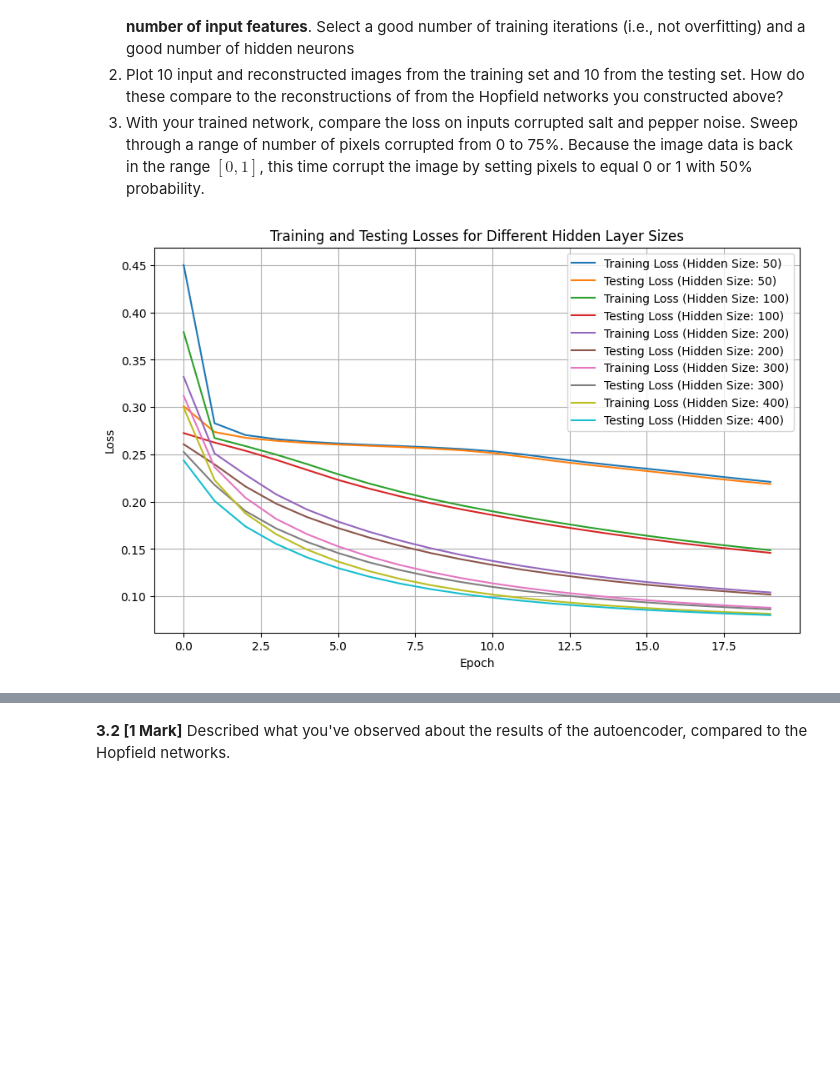
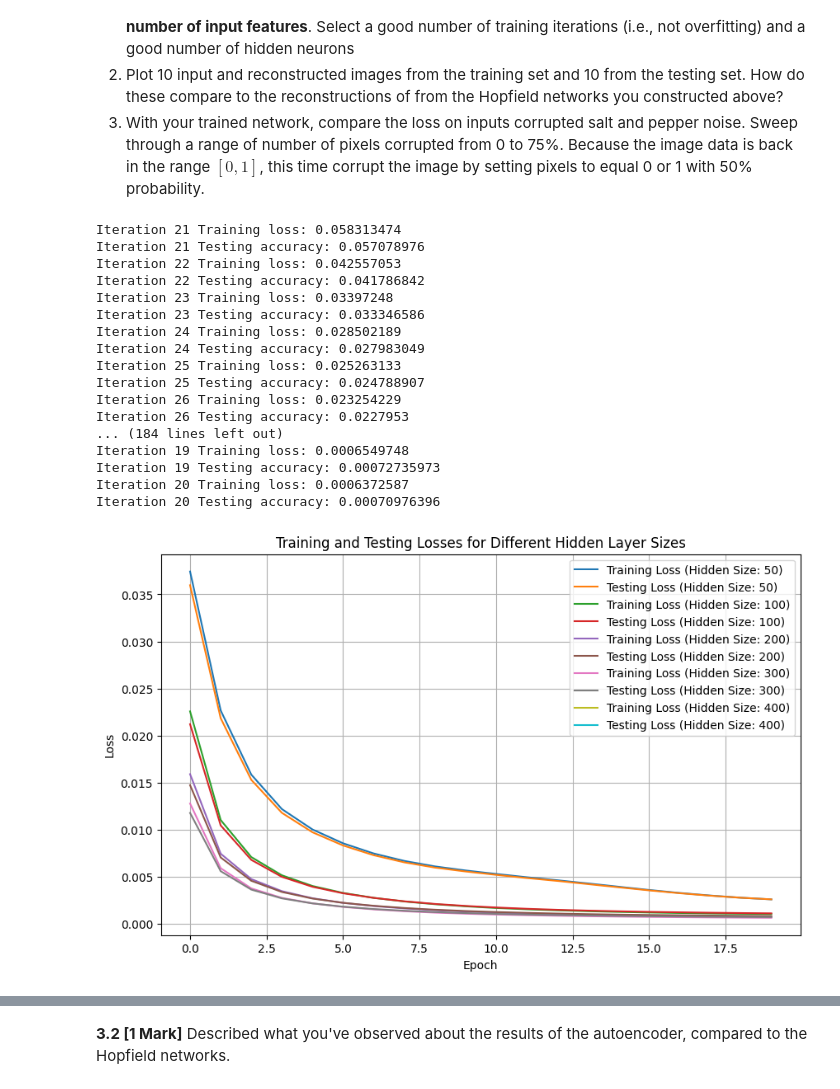
Before and after one commit to mr-nudo/neuronModels1, a Jupyter notebook: syde552_file_(3).ipynb, the cells around one changed output, grey strips where cells are left out. Cells and saved outputs as stored; diff of their text form; code cells hidden in the pictures; blank space fills up the shorter version.

```diff
--- a/syde552_file_(3).ipynb
+++ b/syde552_file_(3).ipynb
@@ -333,7 +336,7 @@ plt.show()
 
 # 2.a.4 - Test salt-and-pepper noise.
 
-num_steps = 20  # Pick a value
+num_steps = 20
 prob_flip = torch.linspace(0.01, 0.5, num_steps)
 
 # Define corrupted images function
@@ -364,7 +367,7 @@ mses = []
 training_data = binary_img_tensor[:10]
 
 # Generate testing data
-testing_data = binary_img_tensor[10000:10010]  # Adjust range as per your requirement
+testing_data = binary_img_tensor[10000:10010]
 
 # Calculate weight matrix
 W = outer_product_hopfield_matrix(training_data)
@@ -377,7 +380,10 @@ for p_idx, p in enumerate(prob_flip):
         # Add salt-and-pepper noise
         noisy_image = corrupt(test_image, p)
         # Reconstruct the corrupted image
-        reconstructed_image = torch.sign(torch.matmul(W, noisy_image))
+        # reconstructed_image = torch.sign(torch.matmul(W, noisy_image))
+        random_indices = torch.randperm(binary_img_tensor.shape[0])[:C]
+        training_patterns = binary_img_tensor[random_indices]
+        reconstructed_image = evaluate_hopfield_network(W, training_patterns[p_idx].reshape(-1,1))[0]
         # Compute MSE between the reconstructed image and the original non-noisy image
         mse_value = mse(reconstructed_image, test_image)
         total_mse += mse_value.item()
@@ -556,7 +656,7 @@ import torch.nn.functional as F
 
 import numpy as np
 
-def continue_training():
+def continue_training(network, optimizer):
     network.train()      # configure the network for training
     for i in range(10):  # train the network 10 times
         epoch_loss = []
@@ -617,54 +717,72 @@ def train_autoencoder(num_hidden):
     criterion = nn.BCELoss()
 
     # Train the autoencoder
-    for epoch in range(20):  # Adjust the number of epochs as needed
-        network.train()  # Set the network to training mode
-        train_loss = 0.0
-        test_loss = 0.0
+    for epoch in range(20):
+        continue_training(network, optimizer)
+        # network.train()  # Set the network to training mode
+        # train_loss = 0.0
+        # test_loss = 0.0
 
-        # Train the network
-        for data, _ in train_loader:
-            optimizer.zero_grad()
-            recon = network(data)
-            loss = criterion(recon, data)
-            loss.backward()
-            optimizer.step()
-            train_loss += loss.item()
+        # # Train the network
+        # for data, _ in train_loader:
+        #     optimizer.zero_grad()
+        #     recon = network(data)
+        #     loss = criterion(recon, data)
+        #     loss.backward()
+        #     optimizer.step()
+        #     train_loss += loss.item()
 
-        # Test the network
-        network.eval()  # Set the network to evaluation mode
-        with torch.no_grad():
-            for data, _ in test_loader:
-                recon = network(data)
-                loss = criterion(recon, data)
-                test_loss += loss.item()
+        # # Test the network
+        # network.eval()  # Set the network to evaluation mode
+        # with torch.no_grad():
+        #     for data, _ in test_loader:
+        #         recon = network(data)
+        #         loss = criterion(recon, data)
+        #         test_loss += loss.item()
 
-        # Record training and testing losses
-        training_loss.append(train_loss / len(train_loader))
-        testing_loss.append(test_loss / len(test_loader))
+        # # Record training and testing losses
+        # training_loss.append(train_loss / len(train_loader))
+        # testing_loss.append(test_loss / len(test_loader))
 
     return training_loss, testing_loss
 
 # Define different values of hidden layer size
 hidden_sizes = [50, 100, 200, 300, 400]  # Adjust as needed
 
 # Train the autoencoder and record losses for each hidden size
 losses = {}
 for hidden_size in hidden_sizes:
     training_loss, testing_loss = train_autoencoder(hidden_size)
     losses[hidden_size] = (training_loss, testing_loss)
 
 # Plot the training and testing losses for each hidden size
 plt.figure(figsize=(10, 6))
 for hidden_size, loss in losses.items():
     plt.plot(loss[0], label=f'Training Loss (Hidden Size: {hidden_size})')
     plt.plot(loss[1], label=f'Testing Loss (Hidden Size: {hidden_size})')
 
 plt.xlabel('Epoch')
 plt.ylabel('Loss')
 plt.title('Training and Testing Losses for Different Hidden Layer Sizes')
 plt.legend()
 plt.grid(True)
 plt.show()
 # %% [output]
+Iteration 21 Training loss: 0.058313474
+Iteration 21 Testing accuracy: 0.057078976
+Iteration 22 Training loss: 0.042557053
+Iteration 22 Testing accuracy: 0.041786842
+Iteration 23 Training loss: 0.03397248
+Iteration 23 Testing accuracy: 0.033346586
+Iteration 24 Training loss: 0.028502189
+Iteration 24 Testing accuracy: 0.027983049
+Iteration 25 Training loss: 0.025263133
+Iteration 25 Testing accuracy: 0.024788907
+Iteration 26 Training loss: 0.023254229
+Iteration 26 Testing accuracy: 0.0227953
+... (184 lines left out)
+Iteration 19 Training loss: 0.0006549748
+Iteration 19 Testing accuracy: 0.00072735973
+Iteration 20 Training loss: 0.0006372587
+Iteration 20 Testing accuracy: 0.00070976396
-[figure, old version]
+[figure, new version]
```
Also changed, not shown: parts of 16 cells of this notebook.
